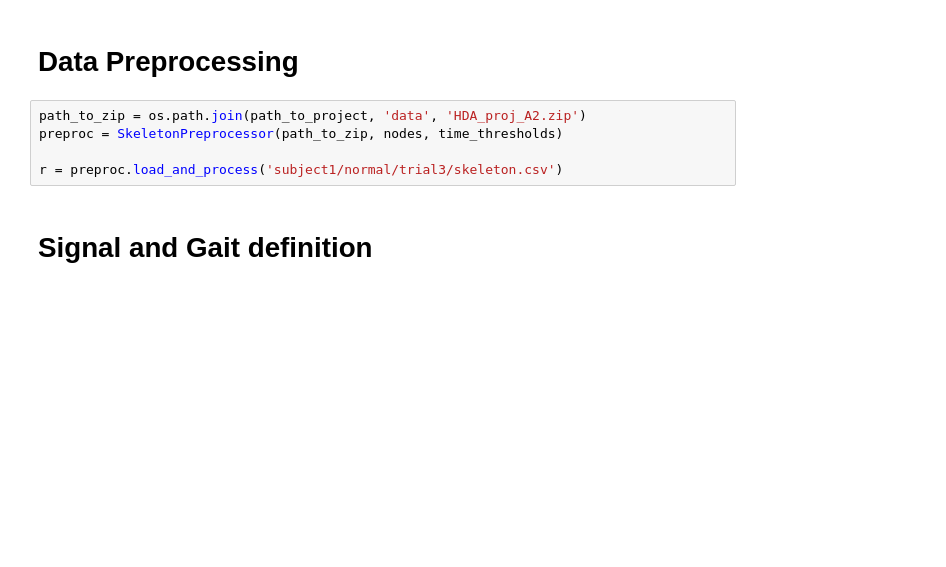
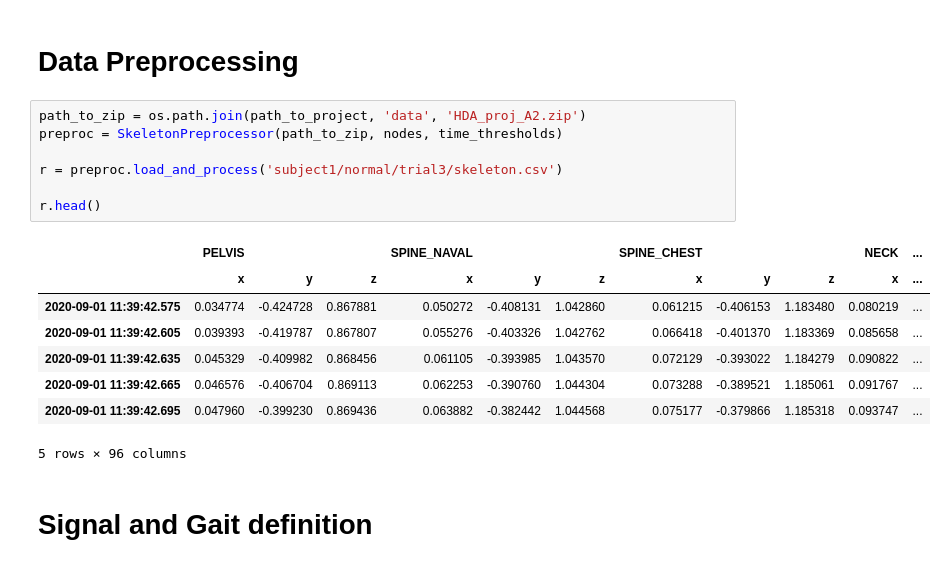
Before and after one commit to rafael-dimare/gft_gait_analysis, a Jupyter notebook: notebooks/skeleton_clean.ipynb, the cells around one changed output. Saved outputs shown, nothing was run; the diff lists cells and outputs as text; blank space fills up the shorter version.

```diff
--- a/notebooks/skeleton_clean.ipynb
+++ b/notebooks/skeleton_clean.ipynb
@@ -232,8 +334,19 @@ viz.plot_graph_basis(skeleton)
 # %%
 path_to_zip = os.path.join(path_to_project, 'data', 'HDA_proj_A2.zip')
 preproc = SkeletonPreprocessor(path_to_zip, nodes, time_thresholds)
 
 r = preproc.load_and_process('subject1/normal/trial3/skeleton.csv')
+
+r.head()
+# %% [output]
+|  | PELVIS |  |  | SPINE_NAVAL |  |  | SPINE_CHEST |  |  | NECK | ... |
+|  | x | y | z | x | y | z | x | y | z | x | ... |
+| 2020-09-01 11:39:42.575 | 0.034774 | -0.424728 | 0.867881 | 0.050272 | -0.408131 | 1.042860 | 0.061215 | -0.406153 | 1.183480 | 0.080219 | ... |
+| 2020-09-01 11:39:42.605 | 0.039393 | -0.419787 | 0.867807 | 0.055276 | -0.403326 | 1.042762 | 0.066418 | -0.401370 | 1.183369 | 0.085658 | ... |
+| 2020-09-01 11:39:42.635 | 0.045329 | -0.409982 | 0.868456 | 0.061105 | -0.393985 | 1.043570 | 0.072129 | -0.393022 | 1.184279 | 0.090822 | ... |
+| 2020-09-01 11:39:42.665 | 0.046576 | -0.406704 | 0.869113 | 0.062253 | -0.390760 | 1.044304 | 0.073288 | -0.389521 | 1.185061 | 0.091767 | ... |
+| 2020-09-01 11:39:42.695 | 0.047960 | -0.399230 | 0.869436 | 0.063882 | -0.382442 | 1.044568 | 0.075177 | -0.379866 | 1.185318 | 0.093747 | ... |
+5 rows × 96 columns
 # %% [markdown]
 # Signal and Gait definition
 # %%
```
Also changed, not shown: parts of 8 cells of this notebook, 2 other files.
